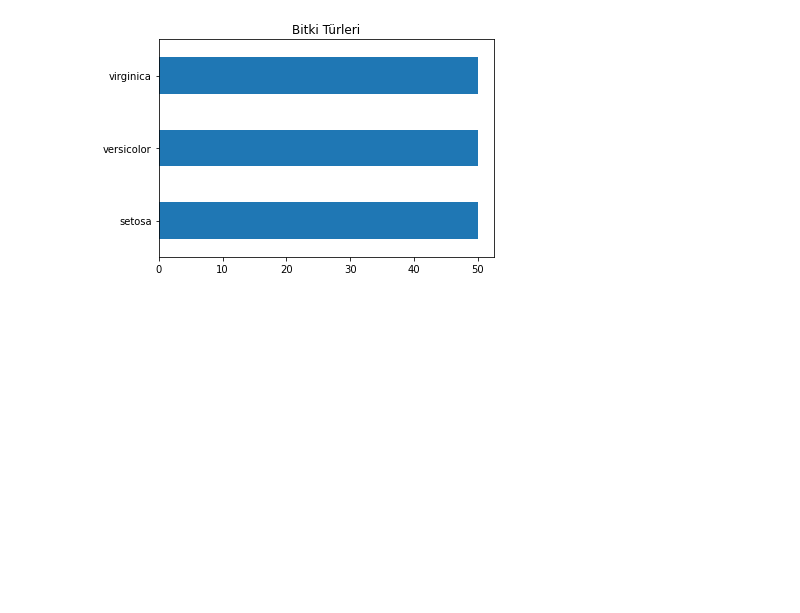
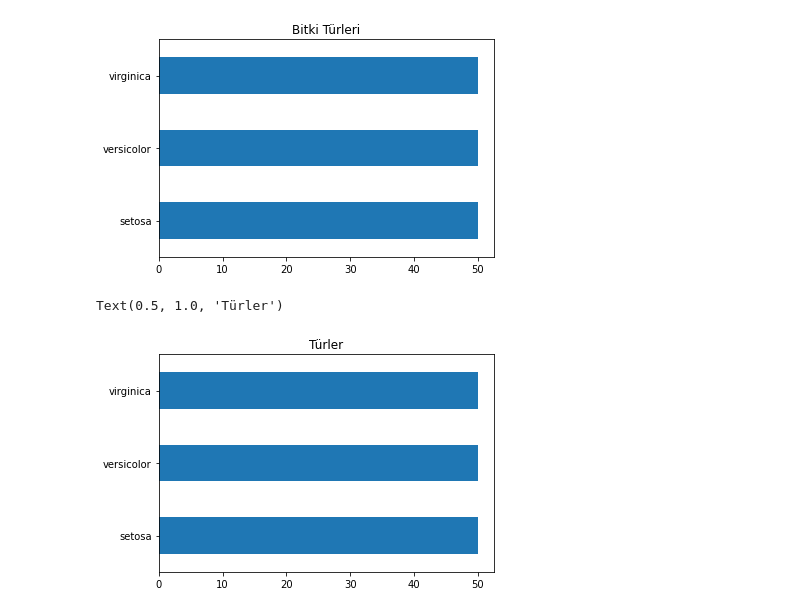
Before and after one commit to osmanpampal28/seaborn_library, a Jupyter notebook: iris.ipynb, the cells around one changed output. Drawn from its saved outputs; the diff is of its cells as text; code cells hidden in the pictures; blank space fills up the shorter version.

```diff
--- a/iris.ipynb
+++ b/iris.ipynb
@@ -130,3 +130,8 @@ df.species.value_counts().plot.barh().set_title("Bitki Türleri")
 # %% [output]
 Text(0.5, 1.0, 'Bitki Türleri')
 [figure]
+# %%
+df.species.value_counts().plot.barh().set_title("Türler")
+# %% [output]
+Text(0.5, 1.0, 'Türler')
+[figure, added]
```
Also changed, not shown: parts of 5 cells of this notebook.
